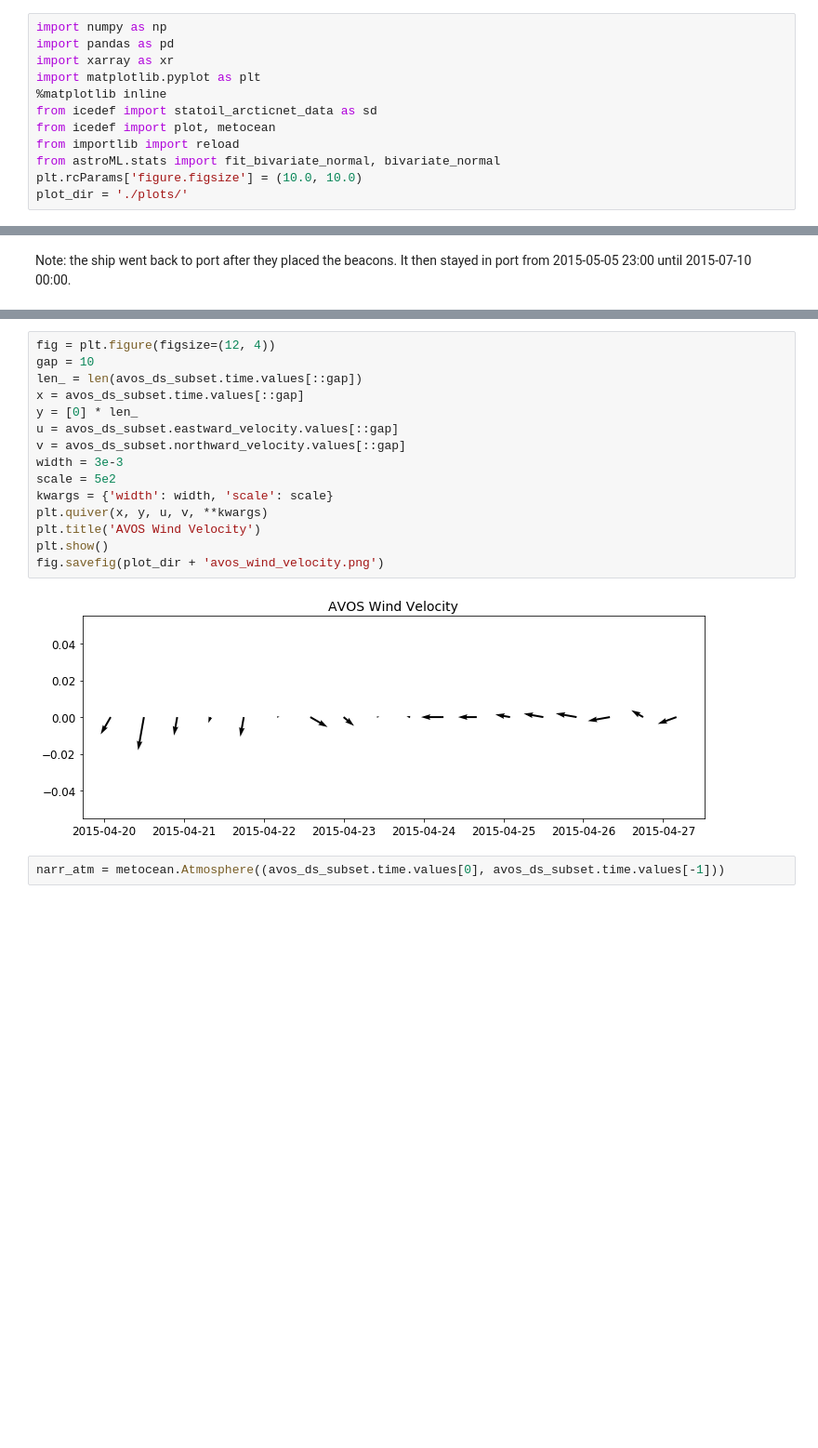
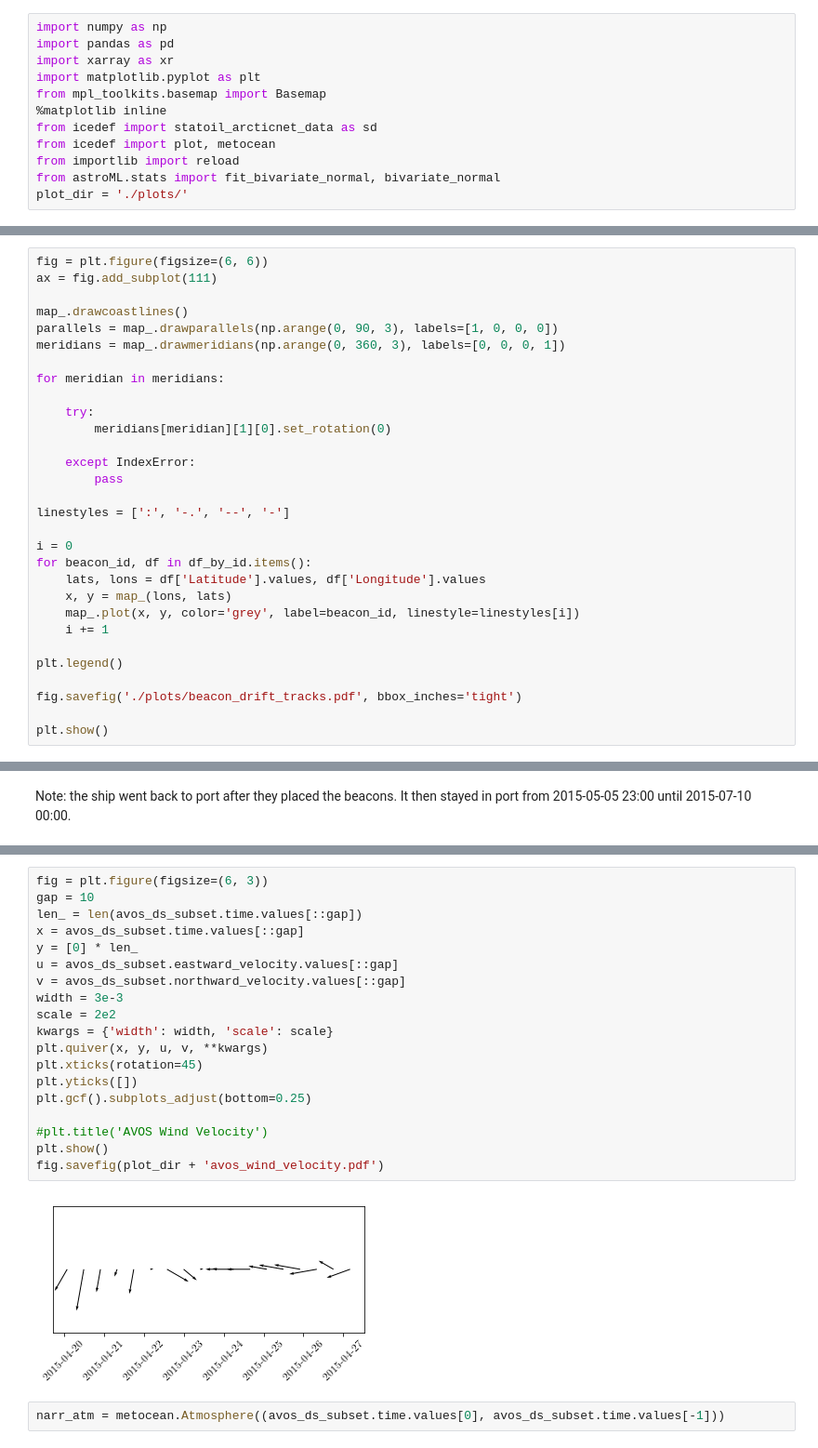
Before and after one commit to jmunroe/IceDEF, a Jupyter notebook: notebooks/statoil_arcticnet_data.ipynb, the cells around one changed output, grey strips where cells are left out. Shown at 93% size. Saved outputs shown, nothing was run; the diff lists cells and outputs as text; blank space fills up the shorter version.

Commit message:
updated to have thesis quality plots

```diff
--- a/notebooks/statoil_arcticnet_data.ipynb
+++ b/notebooks/statoil_arcticnet_data.ipynb
@@ -3,12 +3,12 @@ import numpy as np
 import pandas as pd
 import xarray as xr
 import matplotlib.pyplot as plt
+from mpl_toolkits.basemap import Basemap
 %matplotlib inline
 from icedef import statoil_arcticnet_data as sd
 from icedef import plot, metocean
 from importlib import reload
 from astroML.stats import fit_bivariate_normal, bivariate_normal
-plt.rcParams['figure.figsize'] = (10.0, 10.0)
 plot_dir = './plots/'
 # %% [markdown]
 # BEACON
@@ -39,0 +39,30 @@ fig.savefig(plot_dir + 'beacon_drift_tracks.png')
+# %%
+fig = plt.figure(figsize=(6, 6))
+ax = fig.add_subplot(111)
+
+map_.drawcoastlines()
+parallels = map_.drawparallels(np.arange(0, 90, 3), labels=[1, 0, 0, 0])
+meridians = map_.drawmeridians(np.arange(0, 360, 3), labels=[0, 0, 0, 1])
+
+for meridian in meridians:
+
+    try:
+        meridians[meridian][1][0].set_rotation(0)
+
+    except IndexError:
+        pass
+
+linestyles = [':', '-.', '--', '-']
+
+i = 0
+for beacon_id, df in df_by_id.items():
+    lats, lons = df['Latitude'].values, df['Longitude'].values
+    x, y = map_(lons, lats)
+    map_.plot(x, y, color='grey', label=beacon_id, linestyle=linestyles[i])
+    i += 1
+
+plt.legend()
+
+fig.savefig('./plots/beacon_drift_tracks.pdf', bbox_inches='tight')
+
+plt.show()
@@ -106,20 +189,24 @@ Note: the ship went back to port after they placed the beacons. It then stayed i
 # %%
-fig = plt.figure(figsize=(12, 4))
+fig = plt.figure(figsize=(6, 3))
 gap = 10
 len_ = len(avos_ds_subset.time.values[::gap])
 x = avos_ds_subset.time.values[::gap]
 y = [0] * len_
 u = avos_ds_subset.eastward_velocity.values[::gap]
 v = avos_ds_subset.northward_velocity.values[::gap]
 width = 3e-3
-scale = 5e2
+scale = 2e2
 kwargs = {'width': width, 'scale': scale}
 plt.quiver(x, y, u, v, **kwargs)
-plt.title('AVOS Wind Velocity')
+plt.xticks(rotation=45)
+plt.yticks([])
+plt.gcf().subplots_adjust(bottom=0.25)
+
+#plt.title('AVOS Wind Velocity')
 plt.show()
-fig.savefig(plot_dir + 'avos_wind_velocity.png')
+fig.savefig(plot_dir + 'avos_wind_velocity.pdf')
 # %% [output]
-[figure, old version]
+[figure, new version]
 # %%
 narr_atm = metocean.Atmosphere((avos_ds_subset.time.values[0], avos_ds_subset.time.values[-1]))
 # %%
```
Also changed, not shown: parts of 27 cells of this notebook.
